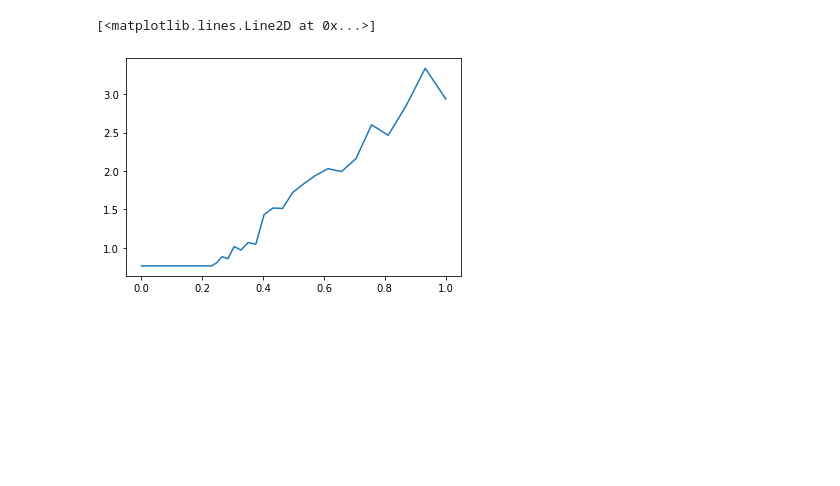
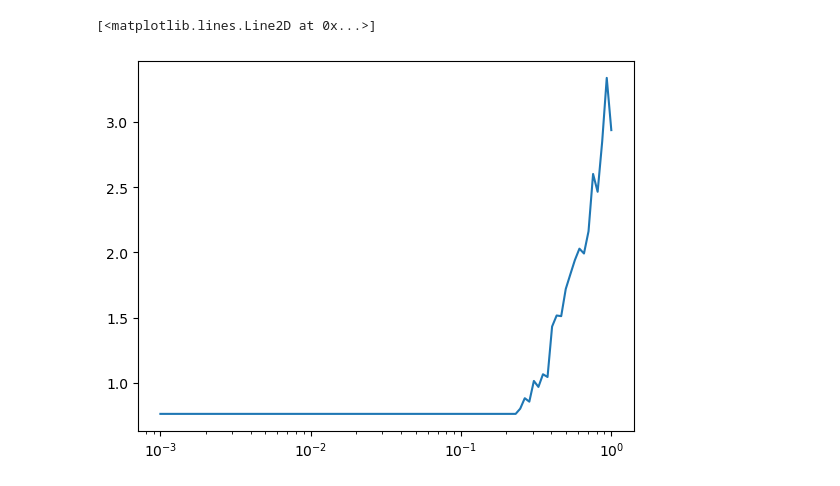
Before and after one commit to cosmic-hi-5/astropology, a Jupyter notebook: explore/distance.ipynb, the cells around one changed output. Cells and saved outputs as stored; diff of their text form; code cells hidden in the pictures; blank space fills up the shorter version.

```diff
--- a/explore/distance.ipynb
+++ b/explore/distance.ipynb
@@ -34,12 +34,14 @@ noisy_series = add_noise(serie, noise_amplitudes)
 # dm -> distance_matrix
 w_distances = []
 b_distances = []
-
+pdgms = []
 dm_a = sparse_matrix_serie(serie)
 pdgm_a = pd_from_distance_matrix(dm_a)
-
+pdgm_a = pdgm_a[np.isfinite(pdgm_a[:, 1]), :]
 for noisy_serie in noisy_series:
     dm_b = sparse_matrix_serie(noisy_serie)
     pdgm_b = pd_from_distance_matrix(dm_b)
+    pdgm_b = pdgm_b[np.isfinite(pdgm_b[:, 1]), :]
+    pdgms.append(pdgm_b)
     w_distances.append(wasserstein_distance(pdgm_a, pdgm_b))
     b_distances.append(bottleneck_distance(pdgm_a, pdgm_b))
@@ -46,9 +52,9 @@ for noisy_serie in noisy_series:
 # %%
 fig, ax = plt.subplots()
-# ax.set_xscale('log')
+ax.set_xscale('log')
 # ax.set_yscale('log')
 ax.plot(noise_amplitudes, b_distances)
 # ax.plot(noise_amplitudes, w_distances)
 # %% [output]
 [<matplotlib.lines.Line2D at 0x...>]
-[figure, old version]
+[figure, new version]
```
Also changed, not shown: parts of 1 cell of this notebook.
